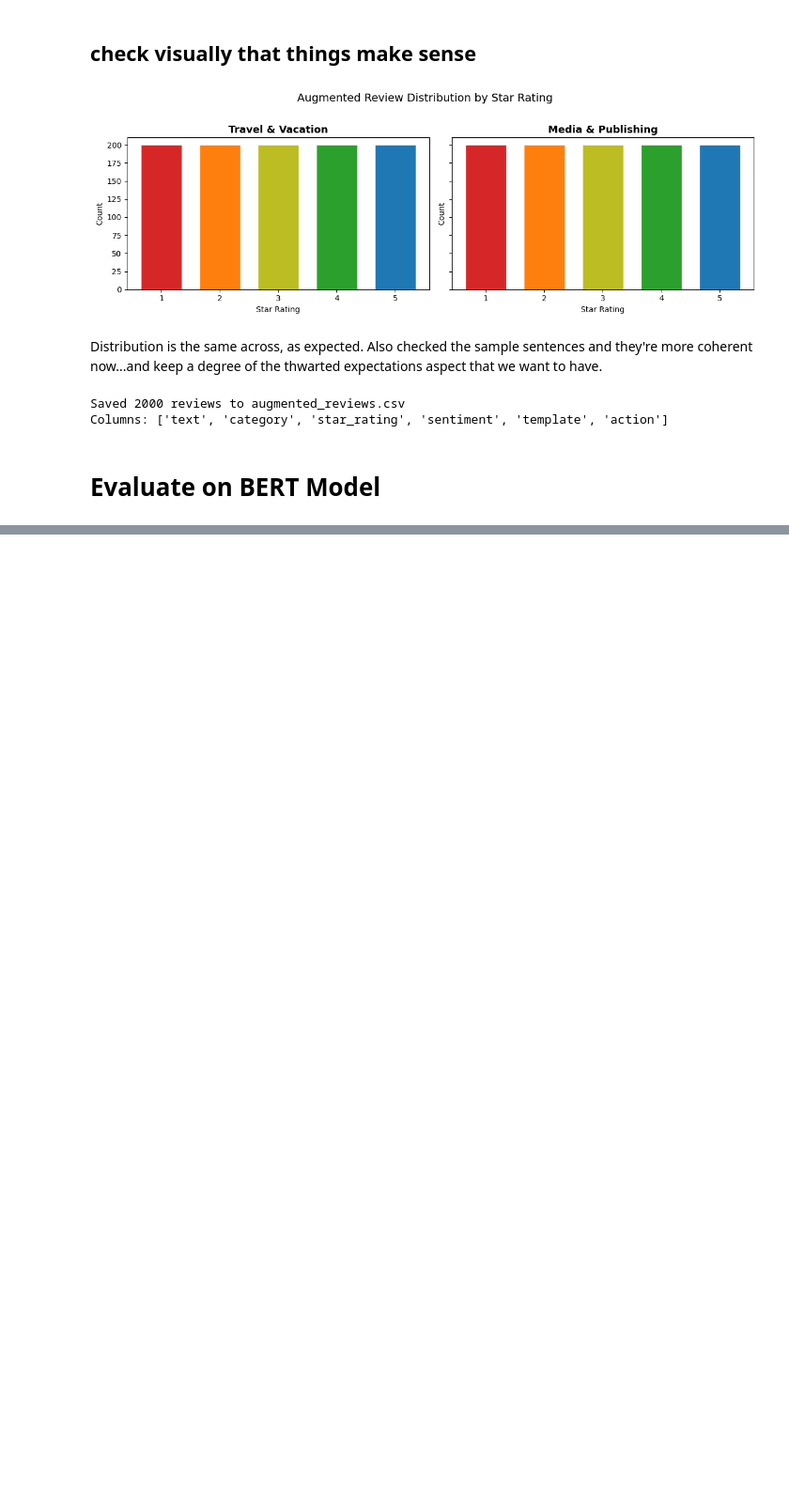
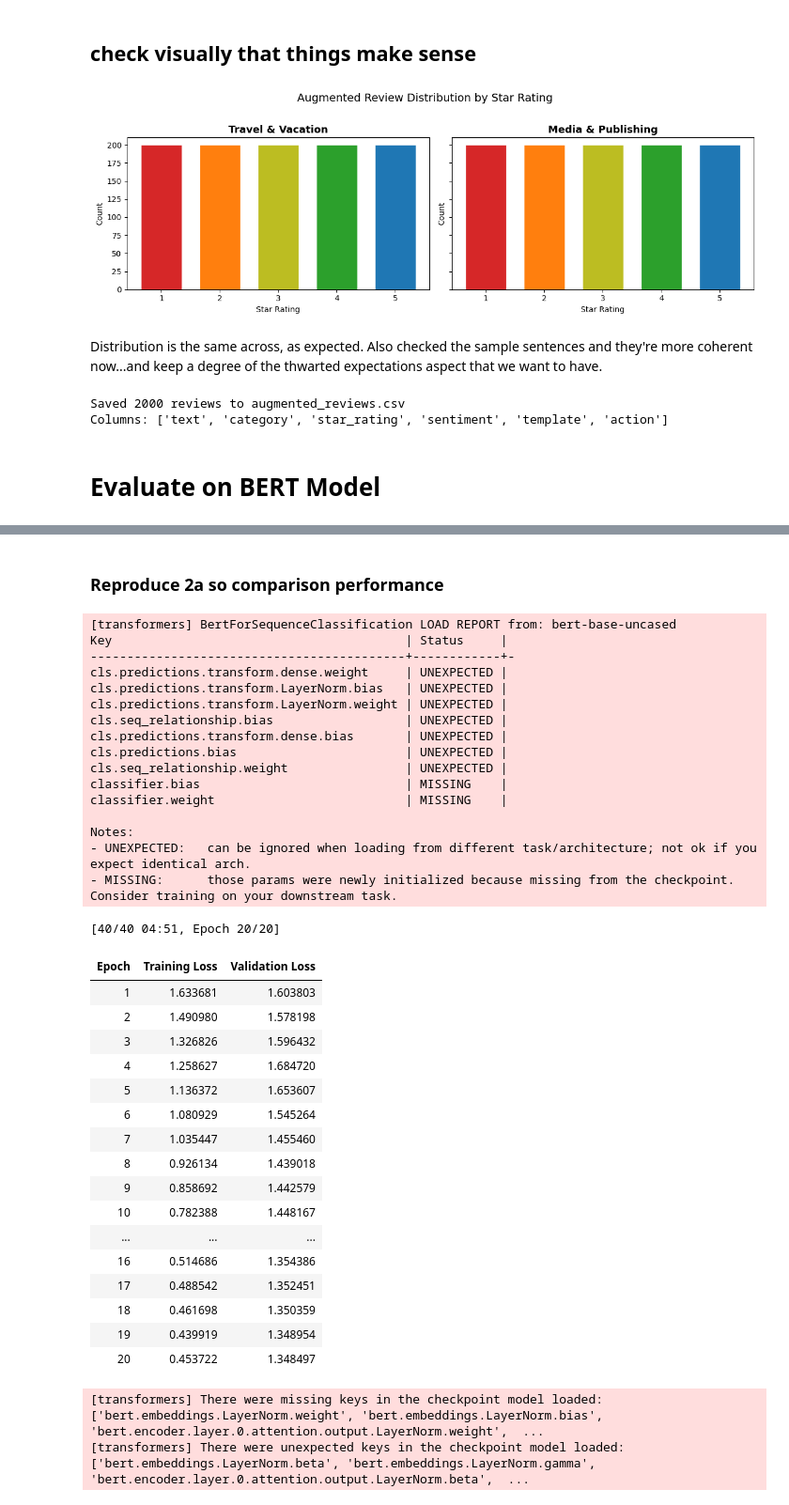
Before and after one commit to majoargote/advanced_nlp_final, a Jupyter notebook: scripts/Part_2_Augmentation.ipynb, the cells around one changed output, grey strips where cells are left out. Shown at 94% size. Cells and saved outputs as stored; diff of their text form; code cells hidden in the pictures; blank space fills up the shorter version.

```diff
--- a/scripts/Part_2_Augmentation.ipynb
+++ b/scripts/Part_2_Augmentation.ipynb
@@ -737,0 +903,64 @@ Columns: ['text', 'category', 'star_rating', 'sentiment', 'template', 'action']
+# %% [markdown]
+### Reproduce 2a so comparison performance
+# %%
+# ── TF-IDF baseline (from Part_2_BERT.py) ────────────────────────────
+train_texts_tfidf = [preprocess_for_tfidf(t) for t in train_texts]
+valid_texts_tfidf = [preprocess_for_tfidf(t) for t in valid_texts]
+
+tfidf_pipeline = Pipeline([
+    ('tfidf', TfidfVectorizer(max_features=20000, ngram_range=(1, 2))),
+    ('clf', LogisticRegression(max_iter=1000)),
+])
+tfidf_pipeline.fit(train_texts_tfidf, train_labels)
+valid_preds_tfidf = tfidf_pipeline.predict(valid_texts_tfidf)
+metrics_val.run(valid_labels, valid_preds_tfidf, 'TF-IDF (baseline, 32 labeled)')
+# %%
+# ── BERT baseline: trained on ~25 labeled examples only ──────────────
+num_labels = len(set(train_labels + valid_labels))
+
+set_seed(SEED)
+_, _, valid_preds_baseline = train_bert(
+    train_texts, train_labels, valid_texts, valid_labels,
+    num_train_epochs=20,
+    early_stopping=False,
+    num_labels=num_labels,
+    output_dir='./tmp_bert_baseline',
+)
+metrics_val.run(valid_labels, valid_preds_baseline, 'BERT (baseline, 32 labeled)')
+# %% [output]
+[transformers] BertForSequenceClassification LOAD REPORT from: bert-base-uncased
+Key                                        | Status     |
+-------------------------------------------+------------+-
+cls.predictions.transform.dense.weight     | UNEXPECTED |
+cls.predictions.transform.LayerNorm.bias   | UNEXPECTED |
+cls.predictions.transform.LayerNorm.weight | UNEXPECTED |
+cls.seq_relationship.bias                  | UNEXPECTED |
+cls.predictions.transform.dense.bias       | UNEXPECTED |
+cls.predictions.bias                       | UNEXPECTED |
+cls.seq_relationship.weight                | UNEXPECTED |
+classifier.bias                            | MISSING    |
+classifier.weight                          | MISSING    |
+
+Notes:
+- UNEXPECTED:   can be ignored when loading from different task/architecture; not ok if you expect identical arch.
+- MISSING:      those params were newly initialized because missing from the checkpoint. Consider training on your downstream task.
+[40/40 04:51, Epoch 20/20]
+| Epoch | Training Loss | Validation Loss |
+| 1 | 1.633681 | 1.603803 |
+| 2 | 1.490980 | 1.578198 |
+| 3 | 1.326826 | 1.596432 |
+| 4 | 1.258627 | 1.684720 |
+| 5 | 1.136372 | 1.653607 |
+| 6 | 1.080929 | 1.545264 |
+| 7 | 1.035447 | 1.455460 |
+| 8 | 0.926134 | 1.439018 |
+| 9 | 0.858692 | 1.442579 |
+| 10 | 0.782388 | 1.448167 |
+| ... | ... | ... |
+| 16 | 0.514686 | 1.354386 |
+| 17 | 0.488542 | 1.352451 |
+| 18 | 0.461698 | 1.350359 |
+| 19 | 0.439919 | 1.348954 |
+| 20 | 0.453722 | 1.348497 |
+[transformers] There were missing keys in the checkpoint model loaded: ['bert.embeddings.LayerNorm.weight', 'bert.embeddings.LayerNorm.bias', 'bert.encoder.layer.0.attention.output.LayerNorm.weight',  ...
+[transformers] There were unexpected keys in the checkpoint model loaded: ['bert.embeddings.LayerNorm.beta', 'bert.embeddings.LayerNorm.gamma', 'bert.encoder.layer.0.attention.output.LayerNorm.beta',  ...
```
Also changed, not shown: parts of 15 cells of this notebook.
